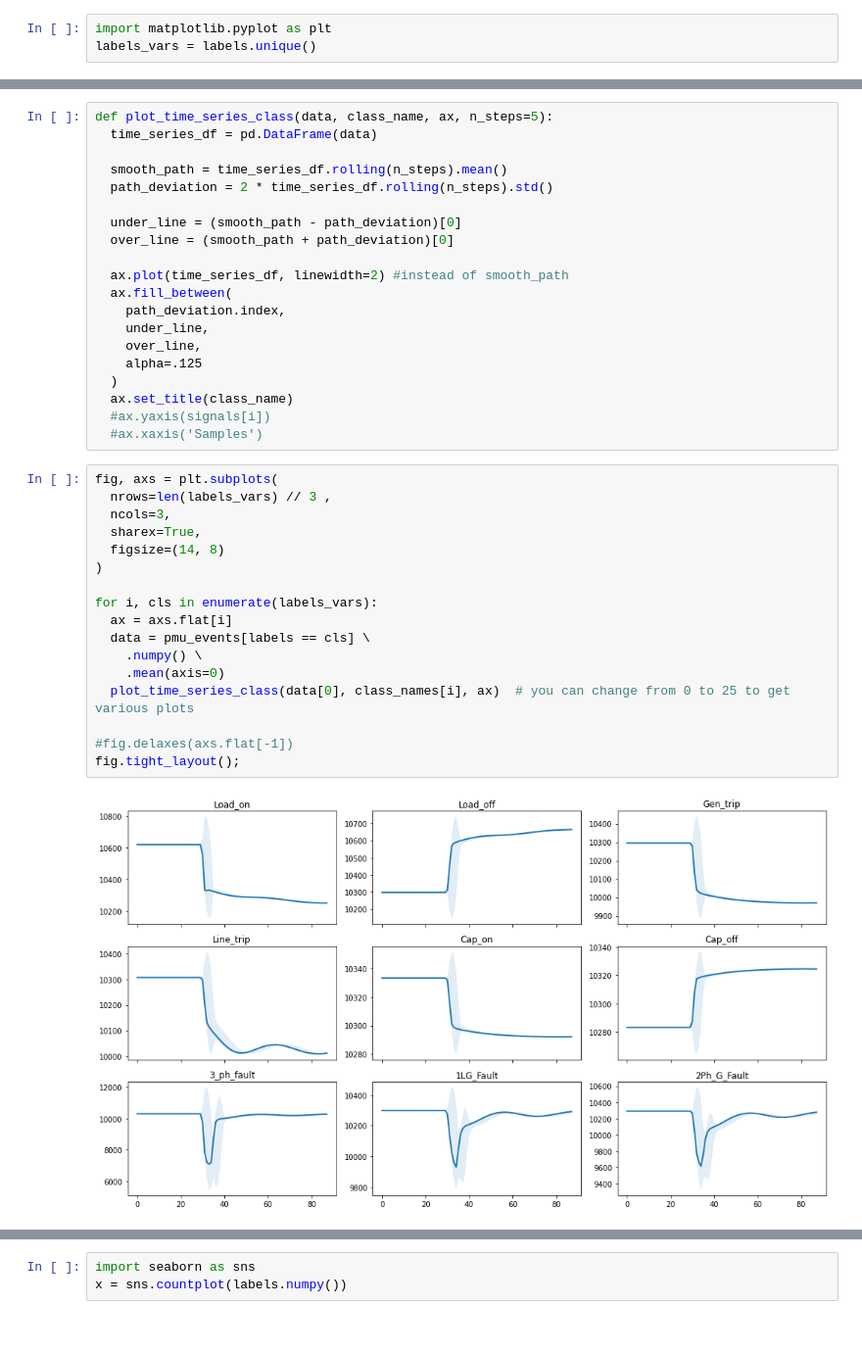
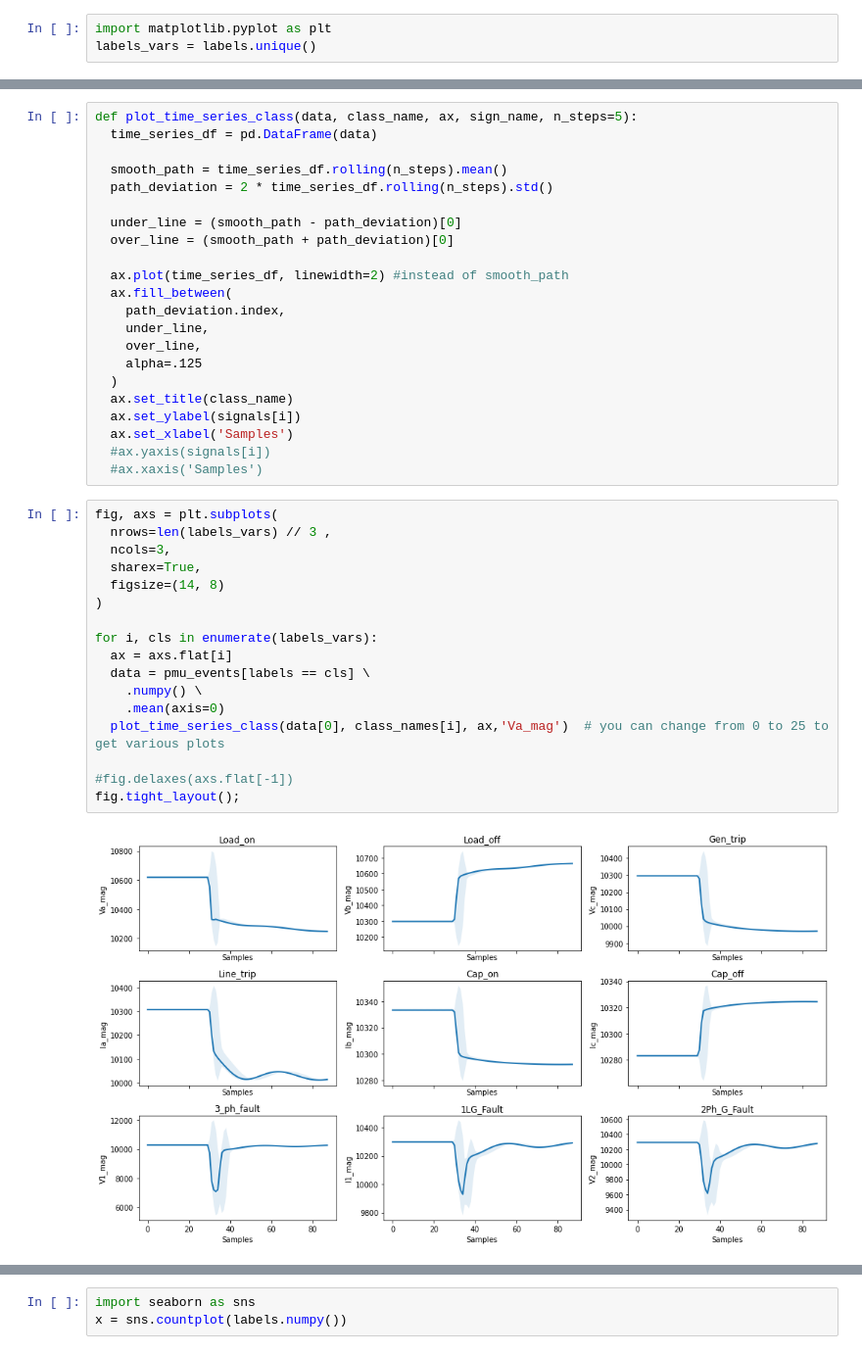
Before and after one commit to Nidarshan619/Planets, a Jupyter notebook: Shreya_PMU_Data.ipynb, the cells around one changed output, grey strips where cells are left out. Shown at 98% size. Drawn from its saved outputs; the diff is of its cells as text.

```diff
--- a/Shreya_PMU_Data.ipynb
+++ b/Shreya_PMU_Data.ipynb
@@ -258,5 +265,5 @@ signals = df.columns
 # %%
-def plot_time_series_class(data, class_name, ax, n_steps=5):
+def plot_time_series_class(data, class_name, ax, sign_name, n_steps=5):
   time_series_df = pd.DataFrame(data)
 
   smooth_path = time_series_df.rolling(n_steps).mean()
@@ -273,24 +280,26 @@ def plot_time_series_class(data, class_name, ax, n_steps=5):
     alpha=.125
   )
   ax.set_title(class_name)
+  ax.set_ylabel(signals[i])
+  ax.set_xlabel('Samples')
   #ax.yaxis(signals[i])
   #ax.xaxis('Samples')
 # %%
 fig, axs = plt.subplots(
   nrows=len(labels_vars) // 3 ,
   ncols=3,
   sharex=True,
   figsize=(14, 8)
 )
 
 for i, cls in enumerate(labels_vars):
   ax = axs.flat[i]
   data = pmu_events[labels == cls] \
     .numpy() \
     .mean(axis=0)
-  plot_time_series_class(data[0], class_names[i], ax)  # you can change from 0 to 25 to get various plots
+  plot_time_series_class(data[0], class_names[i], ax,'Va_mag')  # you can change from 0 to 25 to get various plots
 
 #fig.delaxes(axs.flat[-1])
 fig.tight_layout();
 # %% [output]
-[figure, old version]
+[figure, new version]
```
Also changed, not shown: parts of 2 cells of this notebook.
